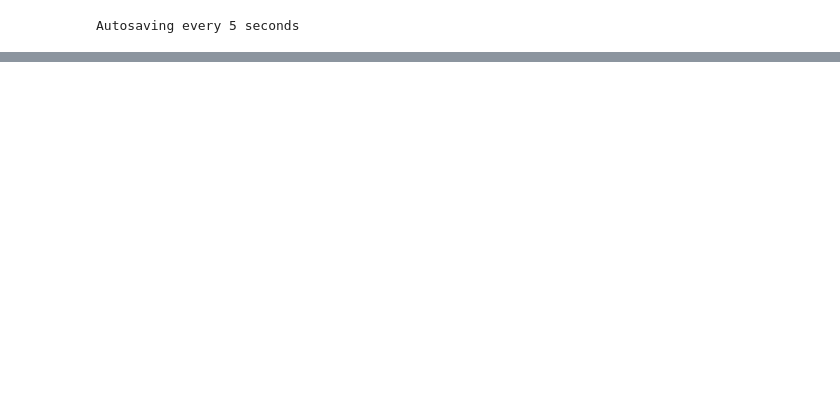
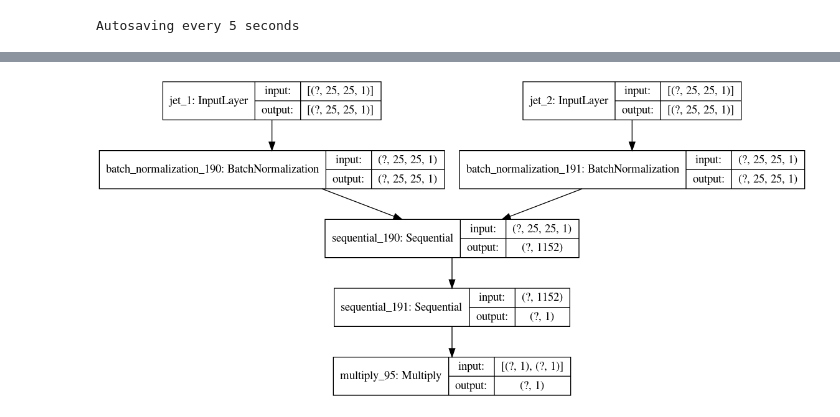
Before and after one commit to manhducnmd1/Summer_Research_CWoLa, a Jupyter notebook: Machine learning pipeline.ipynb, the cells around one changed output, grey strips where cells are left out. Drawn from its saved outputs; the diff is of its cells as text; code cells hidden in the pictures; blank space fills up the shorter version.

```diff
--- a/Machine learning pipeline.ipynb
+++ b/Machine learning pipeline.ipynb
@@ -204,0 +208,6 @@ Std of significance = 0.32:  [0.00025207 0.00261597 0.02780098]
+# %%
+loaded_model = keras.models.load_model('run_5_id10_500_25.keras')
+# %%
+keras.utils.plot_model(loaded_model, "multi_input_and_output_model.png", show_shapes=True)
+# %% [output]
+[figure, added]
```
Also changed, not shown: parts of 20 cells of this notebook.
